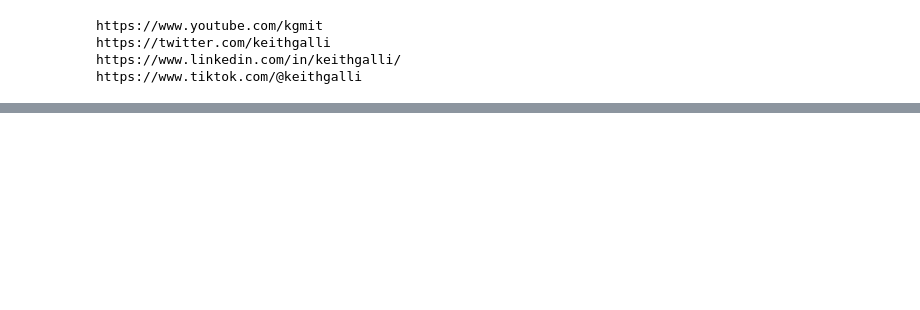
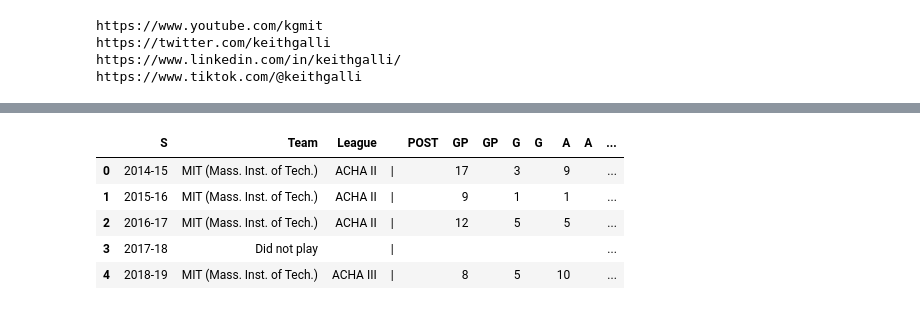
Before and after one commit to 3rd-Son/python-tutorials, a Jupyter notebook: web scraping practice.ipynb, the cells around one changed output, grey strips where cells are left out. Saved outputs shown, nothing was run; the diff lists cells and outputs as text; code cells hidden in the pictures; blank space fills up the shorter version.

```diff
--- a/web scraping practice.ipynb
+++ b/web scraping practice.ipynb
@@ -55,0 +106,3 @@ TypeError: list indices must be integers or slices, not str
+# %%
+new_df = df.drop(['POST', 'GP', 'G', 'A', 'TP', 'PIM',	'+/-'], axis=1)
+new_df
@@ -55,0 +127,3 @@ TypeError: list indices must be integers or slices, not str
+# %%
+ok = df[['POST', 'GP', 'G', 'A', 'TP', 'PIM']]
+ok
@@ -55,0 +137,10 @@ TypeError: list indices must be integers or slices, not str
+# %%
+complete_df = pd.concat([new_df,ok], axis=1)
+complete_df
+# %% [output]
+|  | S | Team | League |  | POST | GP | GP | G | G | A | A | ... |
+| 0 | 2014-15 | MIT (Mass. Inst. of Tech.) | ACHA II | | |  | 17 |  | 3 |  | 9 |  | ... |
+| 1 | 2015-16 | MIT (Mass. Inst. of Tech.) | ACHA II | | |  | 9 |  | 1 |  | 1 |  | ... |
+| 2 | 2016-17 | MIT (Mass. Inst. of Tech.) | ACHA II | | |  | 12 |  | 5 |  | 5 |  | ... |
+| 3 | 2017-18 | Did not play |  | | |  |  |  |  |  |  |  | ... |
+| 4 | 2018-19 | MIT (Mass. Inst. of Tech.) | ACHA III | | |  | 8 |  | 5 |  | 10 |  | ... |
```
Also changed, not shown: parts of 14 cells of this notebook.
